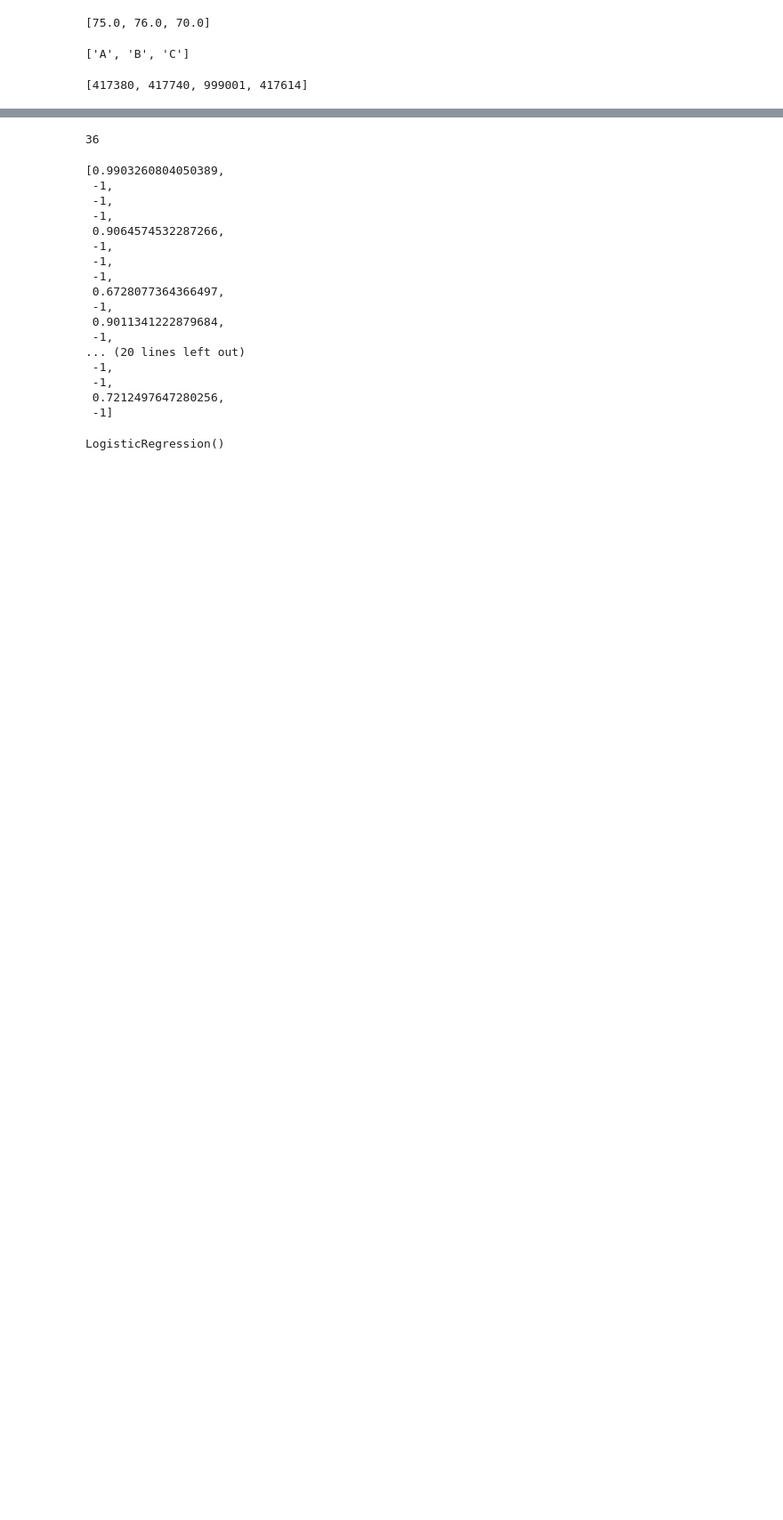
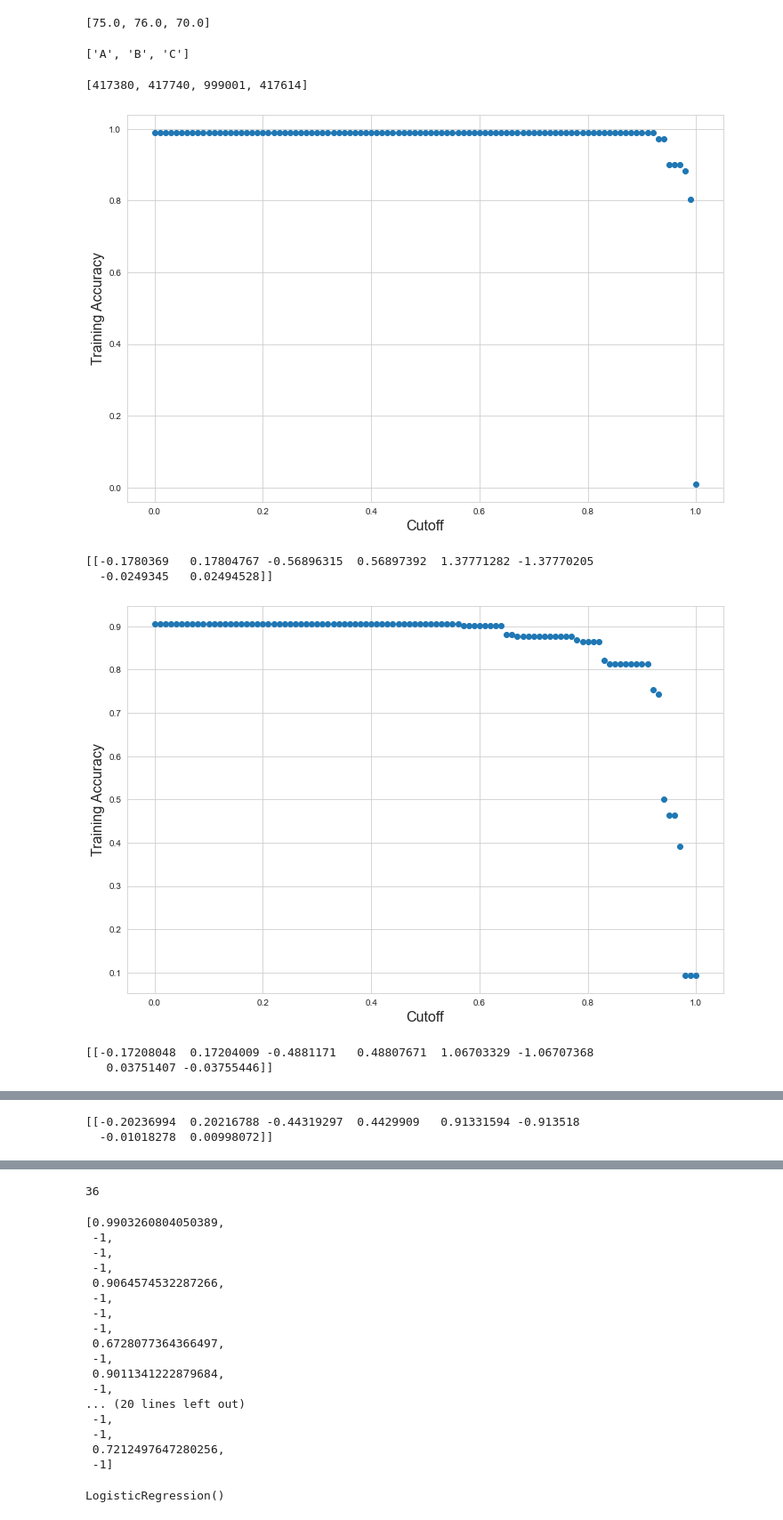
Before and after one commit to xushuo0/CoverMyMeds_Project, a Jupyter notebook: Untitled.ipynb, the cells around one changed output, grey strips where cells are left out. Shown at 89% size. Cells and saved outputs as stored; diff of their text form; code cells hidden in the pictures; blank space fills up the shorter version.

```diff
--- a/Untitled.ipynb
+++ b/Untitled.ipynb
@@ -93,3 +157,5 @@ result2
 | 555949 | 555950 | 1 | 0 | 0 | 1 | 1335572 | ... |
 | 555950 | 555951 | 0 | 0 | 1 | 0 | 1335574 | ... |
 555951 rows × 11 columns
+# %%
+result3 = pd.merge(bridge, dim_date, how="inner", on=["dim_date_id"])
@@ -95,0 +178,2 @@ result2
+# %%
+result4 = pd.merge(result2,result3,how="left", on=["dim_pa_id"])
@@ -114,3 +214,41 @@ for i in range(len(result2.bin.unique())):
 Company
 # %% [output]
 [417380, 417740, 999001, 417614]
+# %%
+from sklearn.model_selection import train_test_split
+from sklearn.linear_model import LogisticRegression
+from sklearn.metrics import accuracy_score
+accs = []
+for i in range(len(Company)):
+    for j in range(len(Drug)):
+        for k in range(len(RCode)):
+
+            app = result4[(result4.bin==Company[i]) & (result4.drug==Drug[j]) & (result4.reject_code==RCode[k])]
+            if app.empty:
+                accs.append(-1)
+
+            else:
+                X = pd.get_dummies(data=app[['correct_diagnosis','tried_and_failed','contraindication','is_workday']], columns=['correct_diagnosis','tried_and_failed','contraindication','is_workday']).to_numpy()
+                Y = app['pa_approved'].to_numpy()
+                X_train, X_test, Y_train, Y_test = train_test_split(X, Y, test_size=0.25, random_state=614, shuffle=True, stratify= Y)
+                log_reg = LogisticRegression()
+                log_reg.fit(X_train, Y_train)
+                X_train_prob = log_reg.predict_proba(X_train)[:,1]
+                Y_train_pred = 1*(X_train_prob>0.5)
+                for cutoff in cutoffs:
+                    Y_train_pred = 1*(X_train_prob>cutoff)
+                    accs.append(np.sum(Y_train_pred==Y_train)/len(Y_train))
+                plt.figure(figsize=(12,8))
+                plt.scatter(cutoffs,accs)
+                plt.xlabel("Cutoff",fontsize=16)
+                plt.ylabel("Training Accuracy",fontsize=16)
+                plt.show()
+                print(log_reg.coef_)
+            accs.clear()
+# %% [output]
+[figure, added]
+[[-0.1780369   0.17804767 -0.56896315  0.56897392  1.37771282 -1.37770205
+  -0.0249345   0.02494528]]
+[figure, added]
+[[-0.17208048  0.17204009 -0.4881171   0.48807671  1.06703329 -1.06707368
+   0.03751407 -0.03755446]]
@@ -116,0 +256,2 @@ Company
+[[-0.20236994  0.20216788 -0.44319297  0.4429909   0.91331594 -0.913518
+  -0.01018278  0.00998072]]
```
Also changed, not shown: parts of 10 cells of this notebook.
